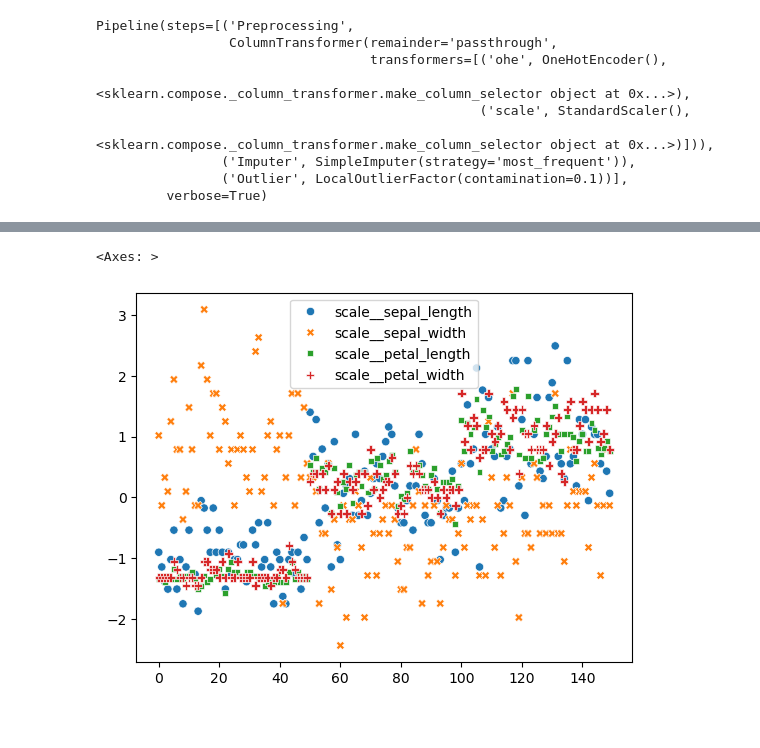
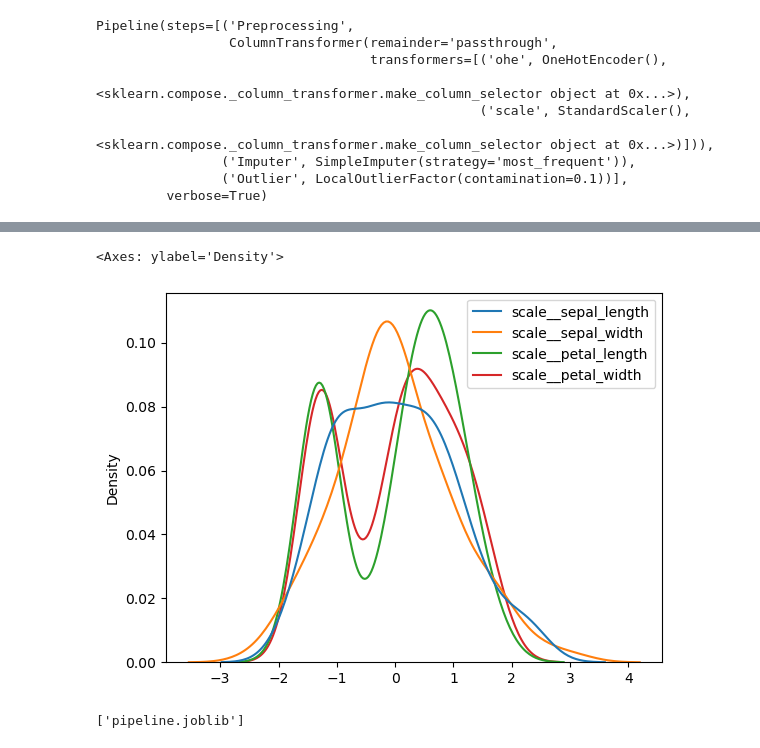
Before and after one commit to itsanishsingh/model-pipeline-fullstack, a Jupyter notebook: pipeline_creator.ipynb, the cells around one changed output, grey strips where cells are left out. Saved outputs shown, nothing was run; the diff lists cells and outputs as text; code cells hidden in the pictures.

```diff
--- a/pipeline_creator.ipynb
+++ b/pipeline_creator.ipynb
@@ -46,3 +46,5 @@ df_mod = pipe[:-1].transform(X)
 df_mod_columns = pipe[:-1].get_feature_names_out()
 # %%
 df_mod = pd.DataFrame(df_mod, columns=df_mod_columns)
+df_mod["target"] = y
+df_mod.head()
@@ -69,5 +63,5 @@ df["target"] = y
 # %%
-sns.scatterplot(df_mod)
+sns.kdeplot(df_mod)
 # %% [output]
-<Axes: >
+<Axes: ylabel='Density'>
-[figure, old version]
+[figure, new version]
@@ -75,0 +68,4 @@ X_train, X_test, y_train, y_test = train_test_split(X, y, train_size=0.8, random
+# %%
+joblib.dump(pipe, "pipeline.joblib")
+# %% [output]
+['pipeline.joblib']
```
Also changed, not shown: parts of 8 cells of this notebook, 5 other files.
